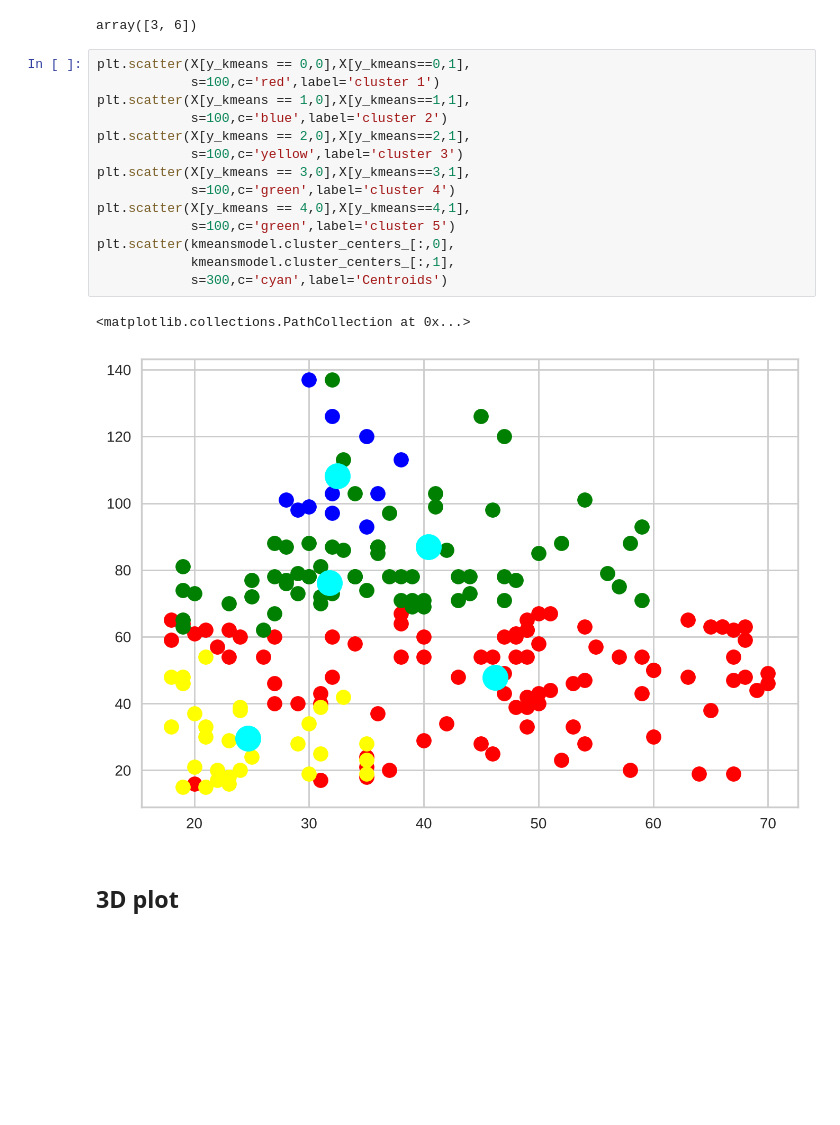
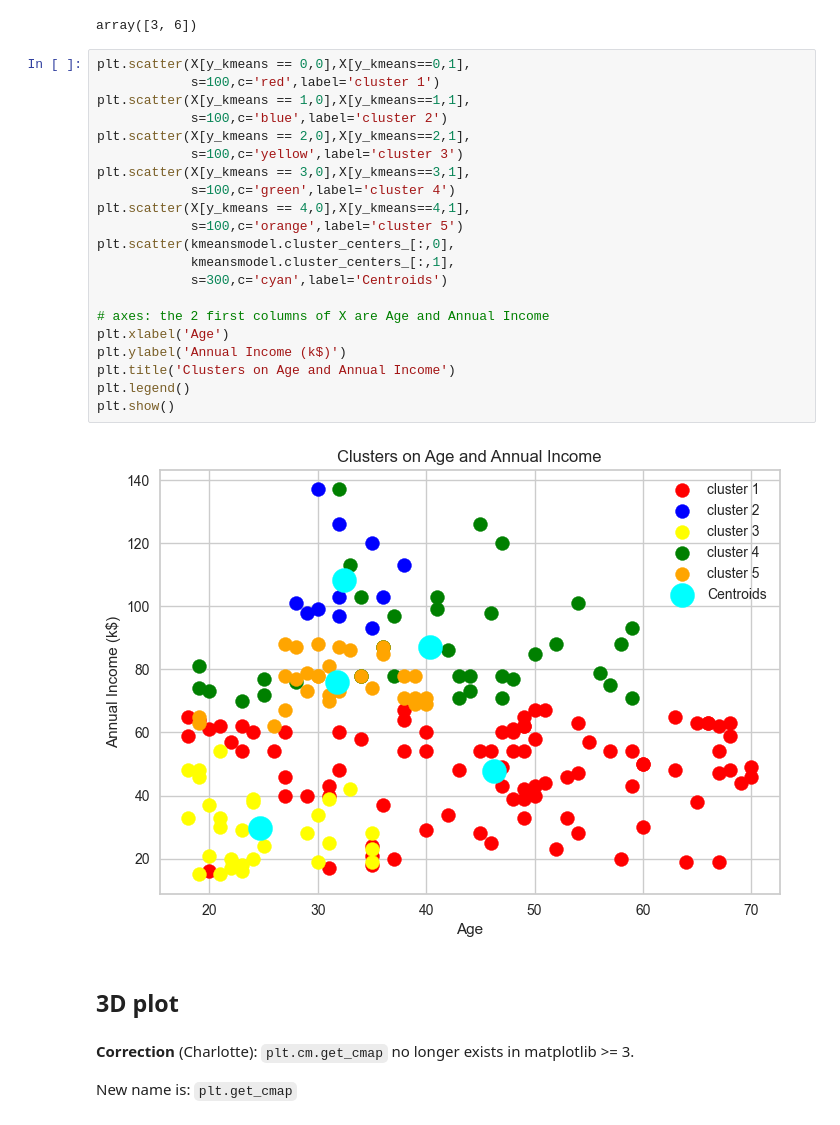
Before and after one commit to khalilAnkri/ecommerce, a Jupyter notebook: notebooks/reference/basic_clustering_eCommerce.ipynb, the cells around one changed output. Drawn from its saved outputs; the diff is of its cells as text; blank space fills up the shorter version.

```diff
--- a/notebooks/reference/basic_clustering_eCommerce.ipynb
+++ b/notebooks/reference/basic_clustering_eCommerce.ipynb
@@ -146,20 +184,30 @@ array([3, 6])
 # %%
 plt.scatter(X[y_kmeans == 0,0],X[y_kmeans==0,1],
             s=100,c='red',label='cluster 1')
 plt.scatter(X[y_kmeans == 1,0],X[y_kmeans==1,1],
             s=100,c='blue',label='cluster 2')
 plt.scatter(X[y_kmeans == 2,0],X[y_kmeans==2,1],
             s=100,c='yellow',label='cluster 3')
 plt.scatter(X[y_kmeans == 3,0],X[y_kmeans==3,1],
             s=100,c='green',label='cluster 4')
 plt.scatter(X[y_kmeans == 4,0],X[y_kmeans==4,1],
-            s=100,c='green',label='cluster 5')
+            s=100,c='orange',label='cluster 5')
 plt.scatter(kmeansmodel.cluster_centers_[:,0],
             kmeansmodel.cluster_centers_[:,1],
             s=300,c='cyan',label='Centroids')
+
+# axes: the 2 first columns of X are Age and Annual Income
+plt.xlabel('Age')
+plt.ylabel('Annual Income (k$)')
+plt.title('Clusters on Age and Annual Income')
+plt.legend()
+plt.show()
 # %% [output]
-<matplotlib.collections.PathCollection at 0x...>
-[figure, old version]
+[figure, new version]
 # %% [markdown]
 ## 3D plot
+# %% [markdown]
+**Correction** (Charlotte): `plt.cm.get_cmap` no longer exists in matplotlib >= 3.
+
+New name is: `plt.get_cmap`
 # %%
```
Also changed, not shown: parts of 12 cells of this notebook, 2 other files.
